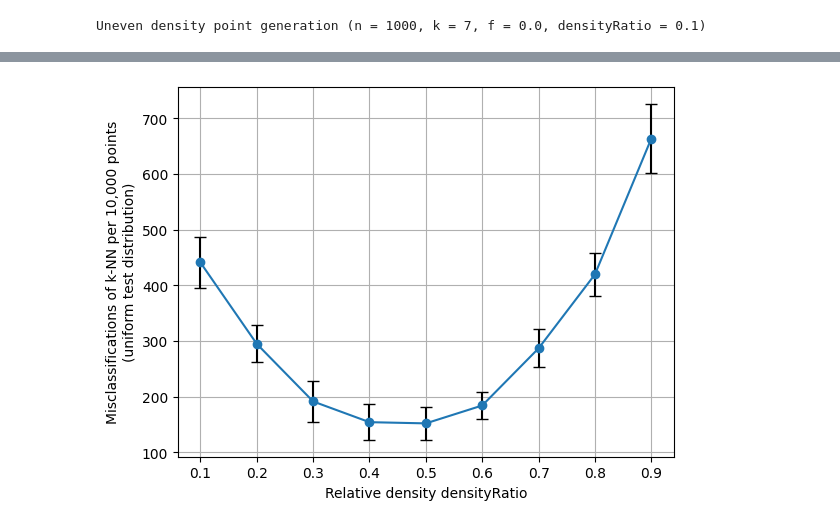
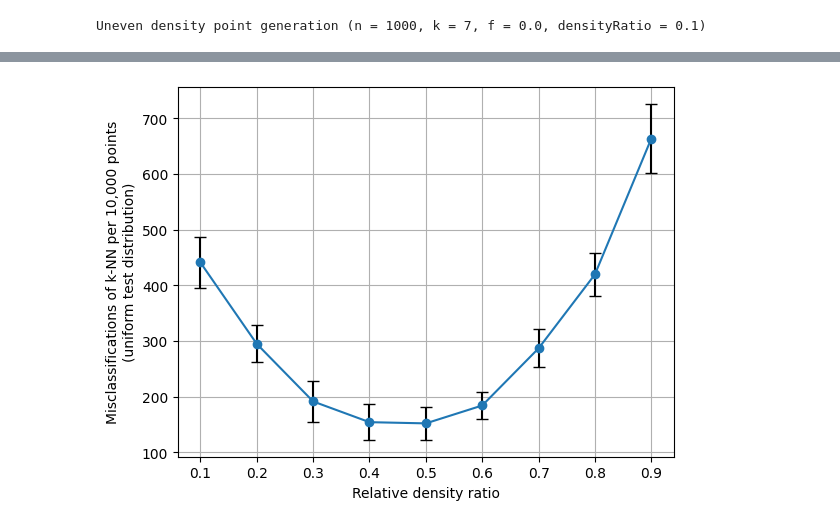
Before and after one commit to Sigmarik/infomscip-assignment-6-experiment, a Jupyter notebook: experiments.ipynb, the cells around one changed output, grey strips where cells are left out. Drawn from its saved outputs; the diff is of its cells as text; code cells hidden in the pictures.

```diff
--- a/experiments.ipynb
+++ b/experiments.ipynb
@@ -289,8 +289,8 @@ data = perform_multiple_times(
     [0.1, 0.2, 0.3, 0.4, 0.5, 0.6, 0.7, 0.8, 0.9])
 # %%
 plot_experiment(data)
-plt.xlabel("Relative density densityRatio")
+plt.xlabel("Relative density ratio")
 plt.ylabel("Misclassifications of k-NN per 10,000 points\n(uniform test distribution)")
 plt.show()
 # %% [output]
-[figure, old version]
+[figure, new version]
```
Also changed, not shown: parts of 1 cell of this notebook.
